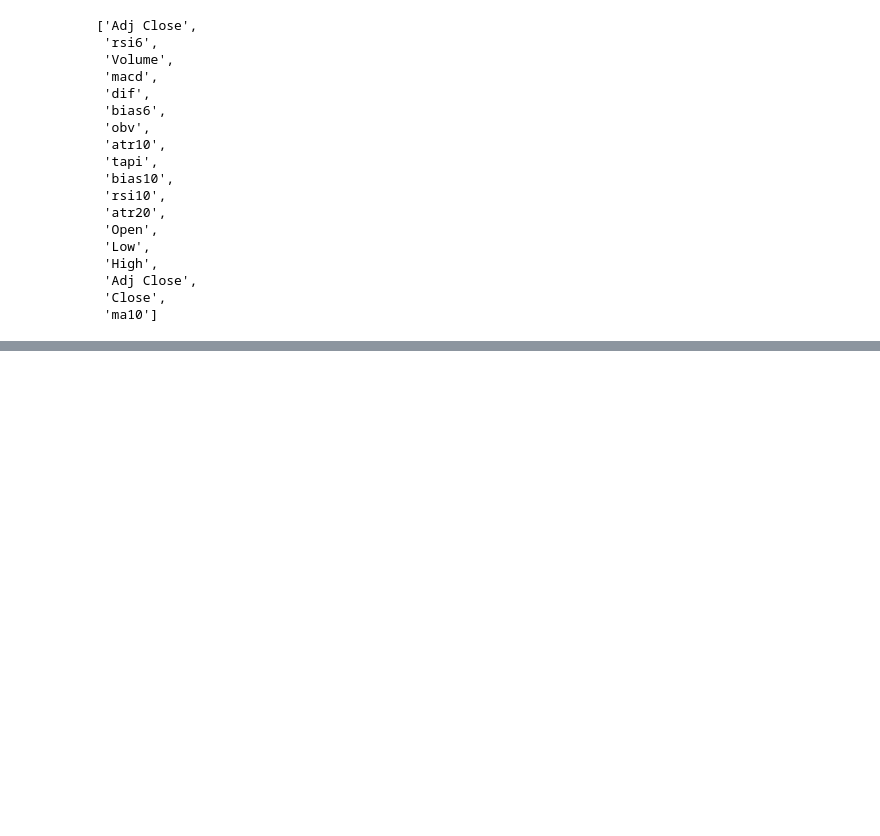
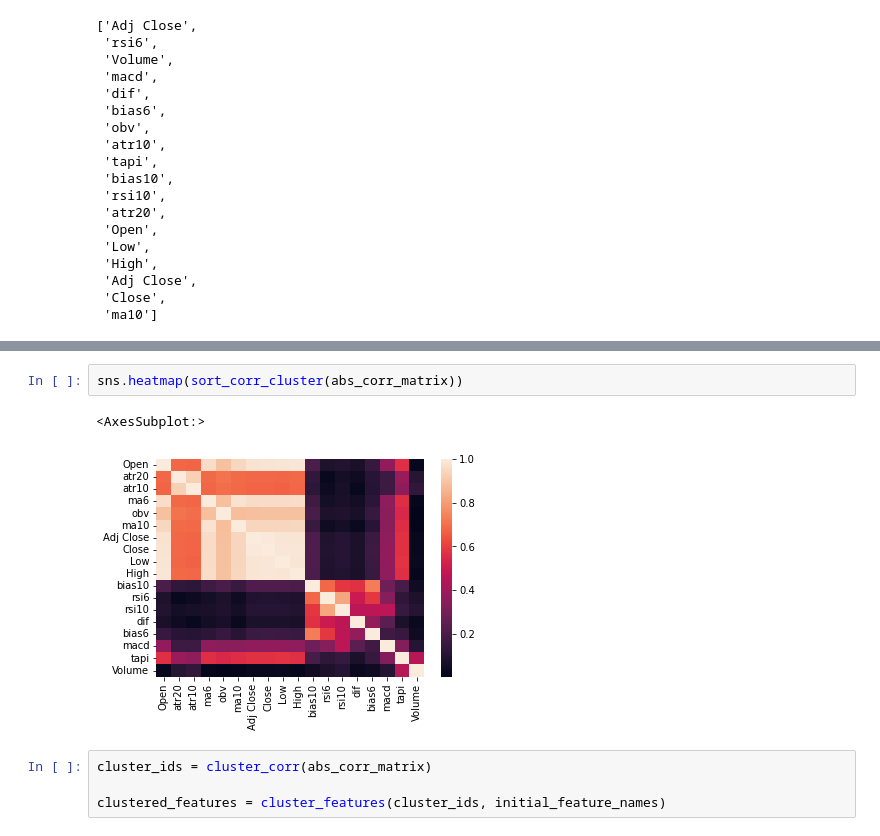
Before and after one commit to FeTaka/PDENG_data_mining_2_2021, a Jupyter notebook: Data Analysis/FeatureRanking.ipynb, the cells around one changed output, grey strips where cells are left out. Cells and saved outputs as stored; diff of their text form; blank space fills up the shorter version.

```diff
--- a/Data Analysis/FeatureRanking.ipynb
+++ b/Data Analysis/FeatureRanking.ipynb
@@ -86,0 +166,9 @@ list(dict.fromkeys(most_important_names))
+# %%
+sns.heatmap(sort_corr_cluster(abs_corr_matrix))
+# %% [output]
+<AxesSubplot:>
+[figure, added]
+# %%
+cluster_ids = cluster_corr(abs_corr_matrix)
+
+clustered_features = cluster_features(cluster_ids, initial_feature_names)
```
Also changed, not shown: parts of 16 cells of this notebook.
